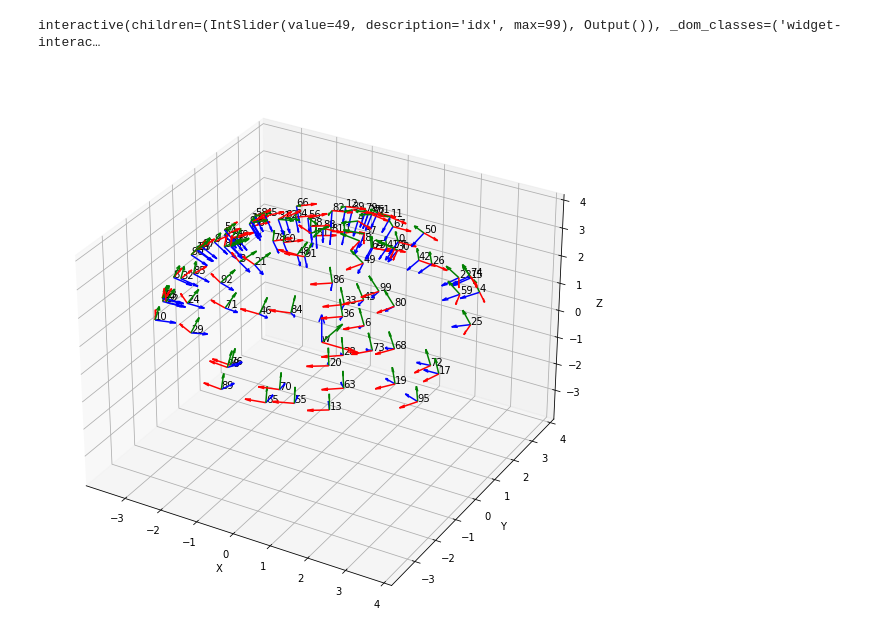
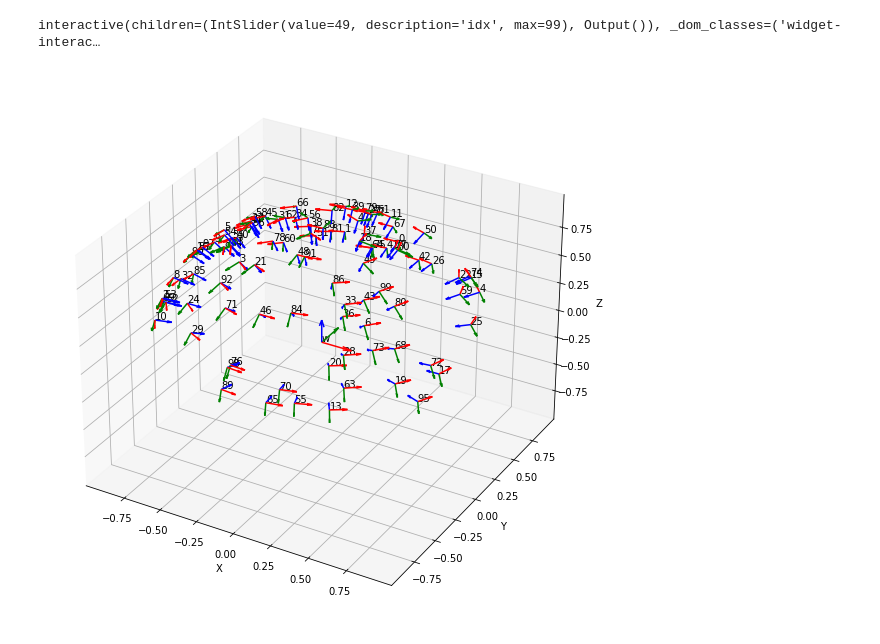
Before and after one commit to SteEsp/NeuS, a Jupyter notebook: test_load_datasets.ipynb, the cells around one changed output. Cells and saved outputs as stored; diff of their text form; code cells hidden in the pictures.

```diff
--- a/test_load_datasets.ipynb
+++ b/test_load_datasets.ipynb
@@ -182,9 +182,9 @@ def show_img(idx):
 # %% [output]
 interactive(children=(IntSlider(value=49, description='idx', max=99), Output()), _dom_classes=('widget-interac…
 # %%
-plot_cameras(poses, scale=0.5)
+plot_cameras(poses, scale=0.1)
 # %% [output]
-[figure, old version]
+[figure, new version]
 # %%
 points = poses[:, :3, 3]
 np.linalg.norm(points, axis=1)
```
Also changed, not shown: parts of 2 cells of this notebook.
